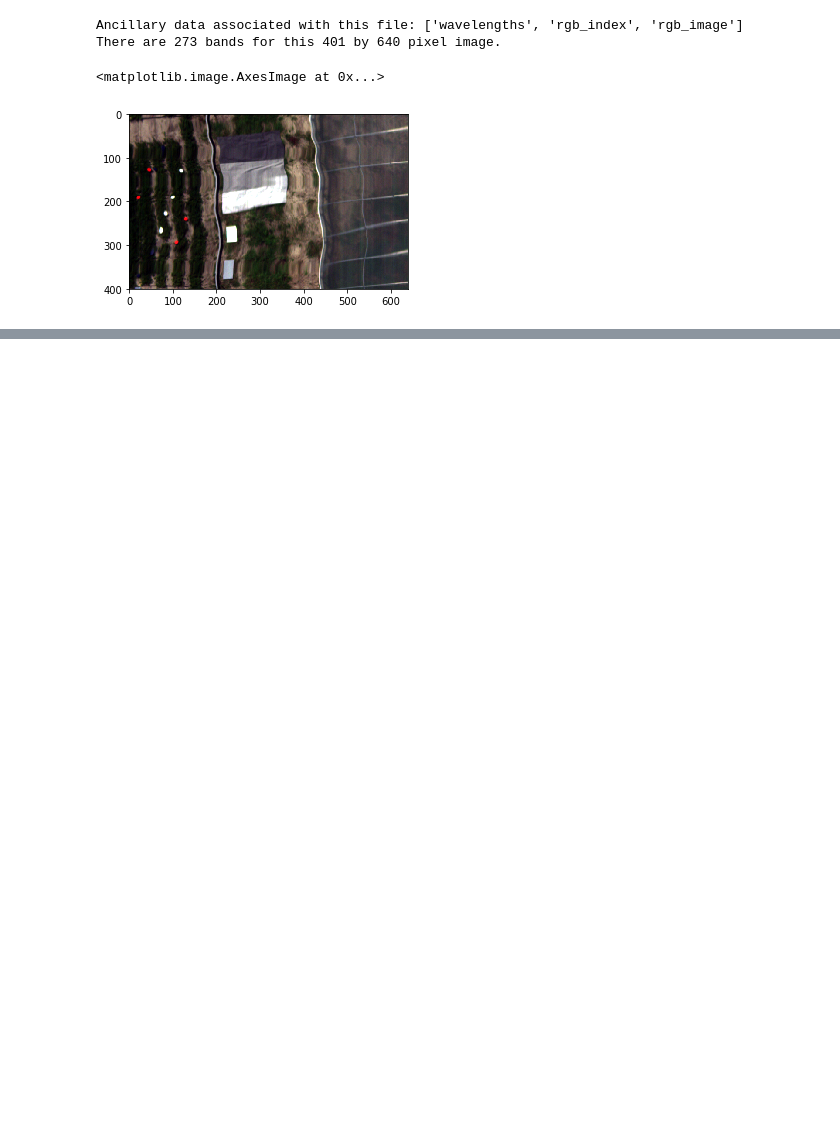
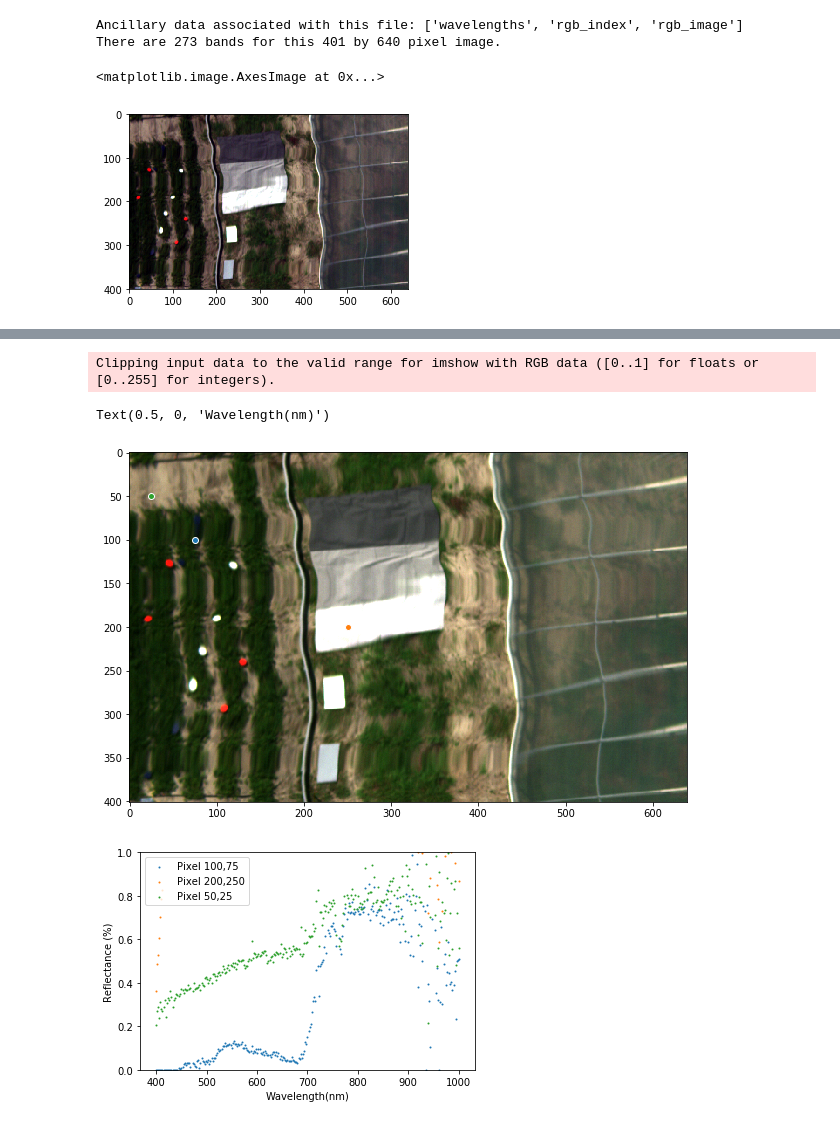
Before and after one commit to GatorSense/AtmosphericCorrectionIntroduction, a Jupyter notebook: 3. Radiative Transfer Models.ipynb, the cells around one changed output, grey strips where cells are left out. Cells and saved outputs as stored; diff of their text form; code cells hidden in the pictures; blank space fills up the shorter version.

```diff
--- a/3. Radiative Transfer Models.ipynb
+++ b/3. Radiative Transfer Models.ipynb
@@ -108,0 +252,32 @@ There are 273 bands for this 401 by 640 pixel image.
+# %%
+# Converting imagery to reflectance using RTM
+imgRef = np.zeros((pixHeight, pixWidth, numBands))
+for b in range(0,numBands):
+    imgRad = imgFile.read(indexes=b+1) # rasterio does count base 1 for bands
+    imgRadConvert = imgRad/0.1 # converting to W/m^2 from mW/cm^2
+    imgRef[:,:,b] = imgRad/(pix_total_rad[b]*0.1)
+# %%
+# Plot RGB of Reflectance Image and pull out some pixels
+x = [100,200,50]
+y = [75,250,25]
+plt.figure(figsize=(10,10))
+plt.imshow(imgRef[:,:, rgb_index]) # Applying Gamma Correction to brighten image
+for i in range(0,len(x)):
+    plt.scatter(y[i],x[i], edgecolors='w')
+plt.show
+
+# Loop through spectra to plot
+plt.figure()
+text = []
+for i in range(0,len(x)):
+    text.append('Pixel ' + str(x[i]) + ',' + str(y[i]))
+    plt.scatter(wave,imgRef[x[i],y[i]], s=1)
+plt.legend(text)
+plt.ylim(0,1)
+plt.ylabel('Reflectance (%)')
+plt.xlabel('Wavelength(nm)')
+# %% [output]
+Clipping input data to the valid range for imshow with RGB data ([0..1] for floats or [0..255] for integers).
+Text(0.5, 0, 'Wavelength(nm)')
+[figure, added]
+[figure, added]
```
Also changed, not shown: parts of 16 cells of this notebook, 2 other files.
